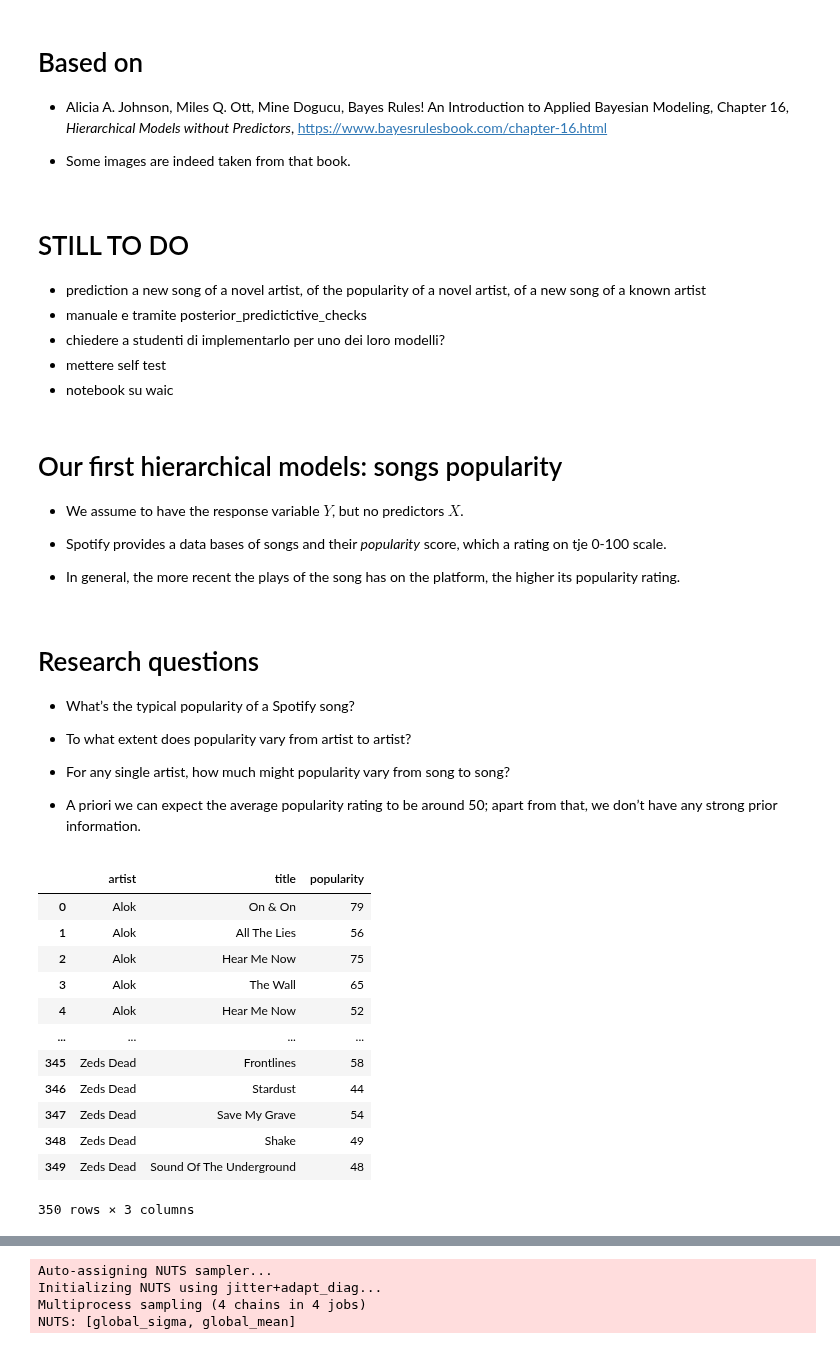
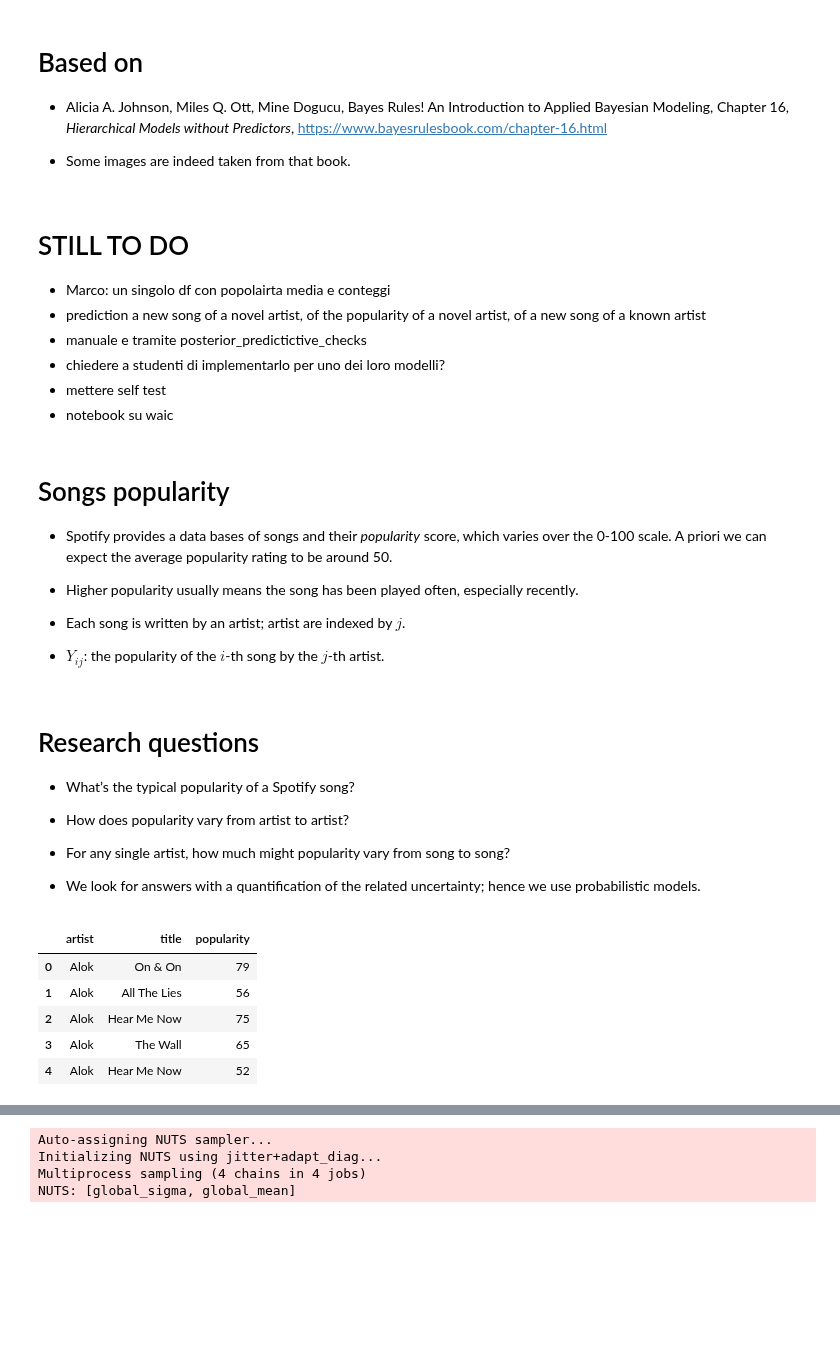
Before and after one commit to gcorani/bda, a Jupyter notebook: 3b-ProbProgramming-hierarchical.ipynb, the cells around one changed output, grey strips where cells are left out. Saved outputs shown, nothing was run; the diff lists cells and outputs as text; code cells hidden in the pictures; blank space fills up the shorter version.

```diff
--- a/3b-ProbProgramming-hierarchical.ipynb
+++ b/3b-ProbProgramming-hierarchical.ipynb
@@ -43,47 +43,52 @@ Giorgio Corani <br/>
 # %% [markdown]
 # STILL TO DO
 
+* Marco: un singolo df con popolairta media e conteggi
 * prediction a new song of a novel artist, of the popularity of a novel artist,  of a new song of a known artist
 * manuale e tramite posterior_predictictive_checks
 * chiedere a studenti di implementarlo per uno dei loro modelli?
 * mettere self test
 * notebook su waic
-# %% [markdown]
-# Our first hierarchical models: songs popularity
-
-* We assume to have the response variable $Y$, but no predictors $X$.
-
-* Spotify  provides a data bases of songs and their *popularity* score,  which a rating  on tje 0-100 scale.
-* In general, the more recent the plays of the  song has on the platform, the higher its popularity rating.
+# %% [markdown]
+# Songs popularity
+
+* Spotify  provides a data bases of songs and their *popularity* score,  which varies over  the 0-100 scale.  A priori we can expect the average popularity rating to be around 50.
+
+
+* Higher popularity usually means the song has been played often, especially  recently.
+
+
+* Each song is written by an artist; artist are indexed by $j$.
+
+
+* $Y_{ij}$:  the popularity of the $i$-th song by the $j$-th artist.
 # %% [markdown]
 # Research questions
 
 
-*    What’s the typical popularity of a Spotify song?
-*   To what extent does popularity vary from artist to artist?
+*   What’s the typical popularity of a Spotify song?
+
+
+*   How does popularity vary from artist to artist?
+
+
 *   For any single artist, how much might popularity vary from song to song?
 
-* A priori we can expect the average popularity rating to be around 50; apart from that, we don’t have any strong prior information.
+
+*  We look for answers with a quantification of the related uncertainty; hence we use probabilistic models.
 # %%
 # the full data set is available from the bayesrule package for R. This is a reduced version which only contains song, author and popularity.
 #The data set contains 350 songs by 44 artists
 spotify = pd.read_csv("data/spotify.csv")
 
-spotify
+spotify.head()
 # %% [output]
 |  | artist | title | popularity |
 | 0 | Alok | On & On | 79 |
 | 1 | Alok | All The Lies | 56 |
 | 2 | Alok | Hear Me Now | 75 |
 | 3 | Alok | The Wall | 65 |
 | 4 | Alok | Hear Me Now | 52 |
-| ... | ... | ... | ... |
-| 345 | Zeds Dead | Frontlines | 58 |
-| 346 | Zeds Dead | Stardust | 44 |
-| 347 | Zeds Dead | Save My Grave | 54 |
-| 348 | Zeds Dead | Shake | 49 |
-| 349 | Zeds Dead | Sound Of The Underground | 48 |
-350 rows × 3 columns
 # %% [markdown]
 # Hierarchical data set
 
```
Also changed, not shown: parts of 32 cells of this notebook, 6 other files.
